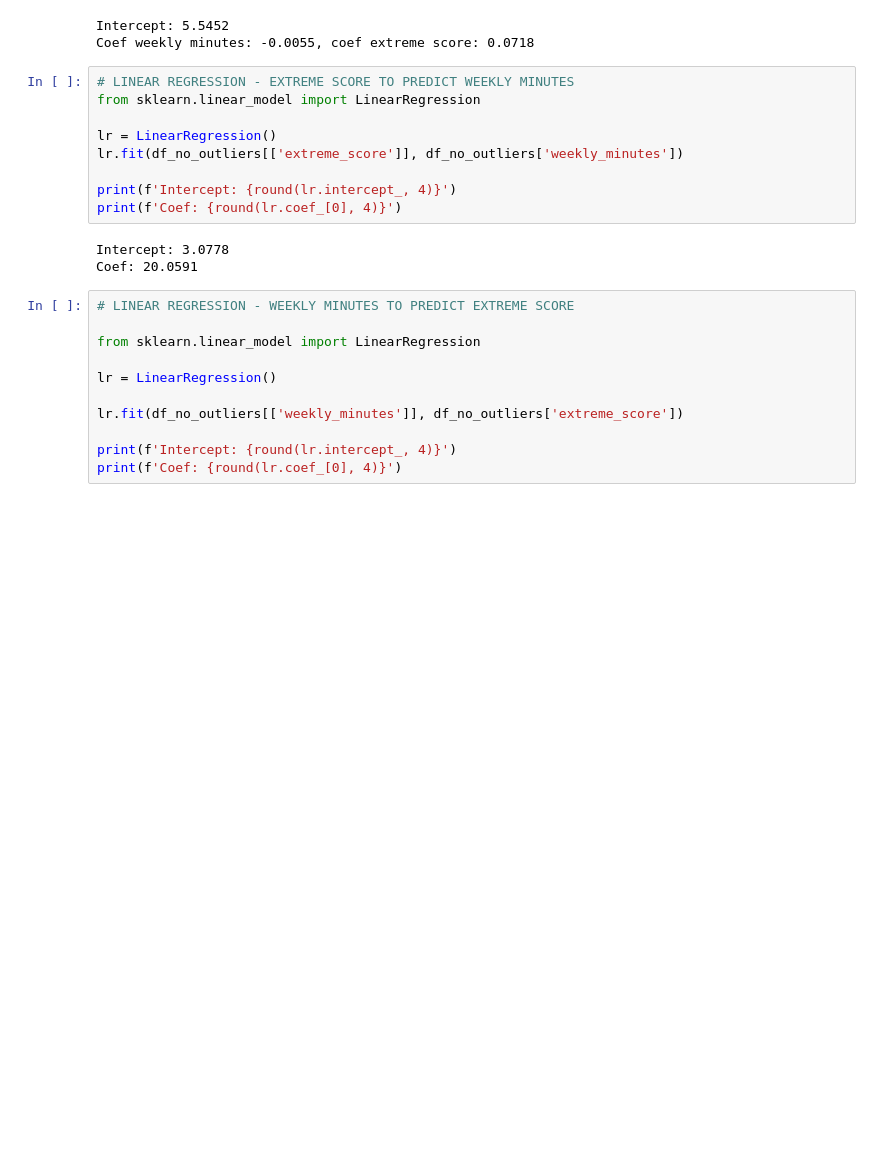
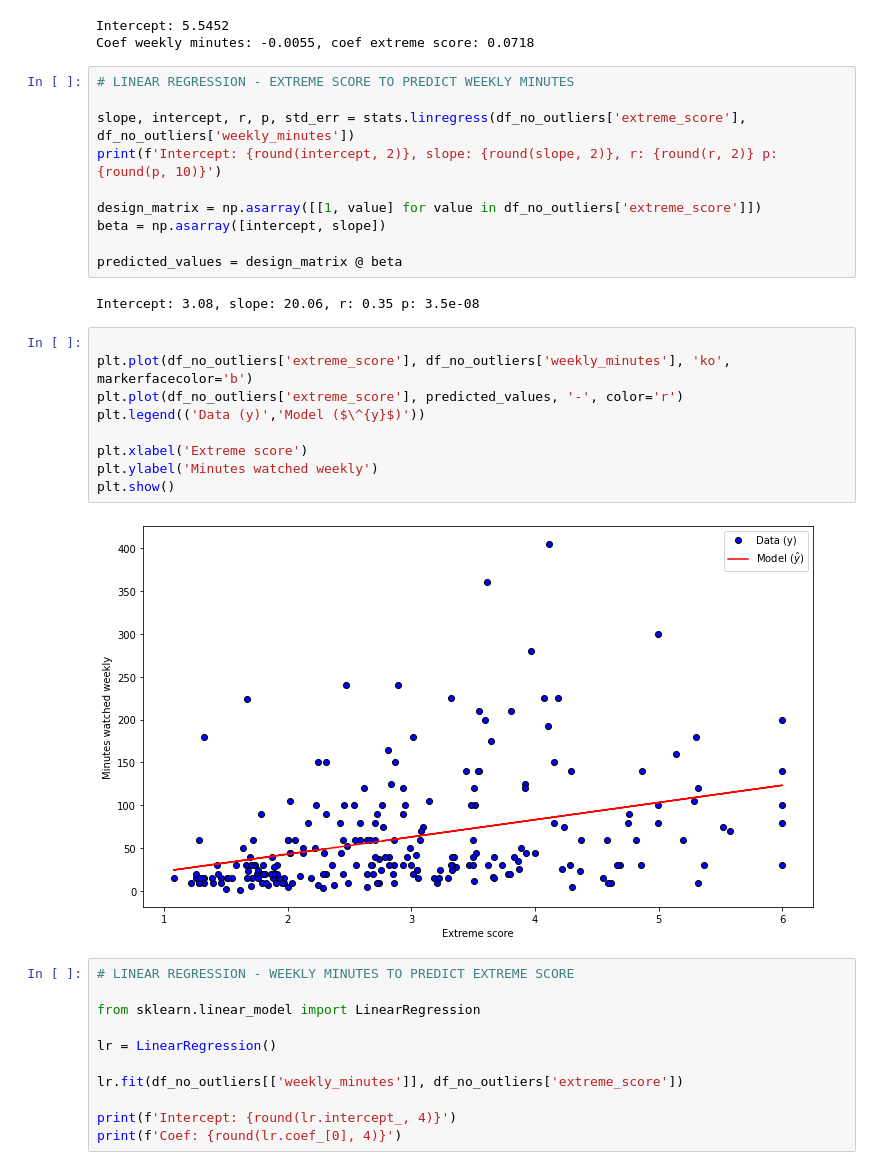
Before and after one commit to KsaweryKapela/Master-s_Study_Analysis, a Jupyter notebook: regression_model.ipynb, the cells around one changed output. Drawn from its saved outputs; the diff is of its cells as text; blank space fills up the shorter version.

Commit message:
Improved on regression model.

```diff
--- a/regression_model.ipynb
+++ b/regression_model.ipynb
@@ -29,18 +32,29 @@ print(f'Coef weekly minutes: {mlr_coefs[0]}, coef extreme score: {mlr_coefs[1]}'
 # %% [output]
 Intercept: 5.5452
 Coef weekly minutes: -0.0055, coef extreme score: 0.0718
-# %%
-# LINEAR REGRESSION - EXTREME SCORE TO PREDICT WEEKLY MINUTES
-from sklearn.linear_model import LinearRegression
-
-lr = LinearRegression()
-lr.fit(df_no_outliers[['extreme_score']], df_no_outliers['weekly_minutes'])
-
-print(f'Intercept: {round(lr.intercept_, 4)}')
-print(f'Coef: {round(lr.coef_[0], 4)}')
-# %% [output]
-Intercept: 3.0778
-Coef: 20.0591
+# %%
+# LINEAR REGRESSION - EXTREME SCORE TO PREDICT WEEKLY MINUTES
+
+slope, intercept, r, p, std_err = stats.linregress(df_no_outliers['extreme_score'], df_no_outliers['weekly_minutes'])
+print(f'Intercept: {round(intercept, 2)}, slope: {round(slope, 2)}, r: {round(r, 2)} p: {round(p, 10)}')
+
+design_matrix = np.asarray([[1, value] for value in df_no_outliers['extreme_score']])
+beta = np.asarray([intercept, slope])
+
+predicted_values = design_matrix @ beta
+# %% [output]
+Intercept: 3.08, slope: 20.06, r: 0.35 p: 3.5e-08
+# %%
+
+plt.plot(df_no_outliers['extreme_score'], df_no_outliers['weekly_minutes'], 'ko', markerfacecolor='b')
+plt.plot(df_no_outliers['extreme_score'], predicted_values, '-', color='r')
+plt.legend(('Data (y)','Model ($\^{y}$)'))
+
+plt.xlabel('Extreme score')
+plt.ylabel('Minutes watched weekly')
+plt.show()
+# %% [output]
+[figure, added]
 # %%
 # LINEAR REGRESSION - WEEKLY MINUTES TO PREDICT EXTREME SCORE
 
```
Also changed, not shown: parts of 3 cells of this notebook.
